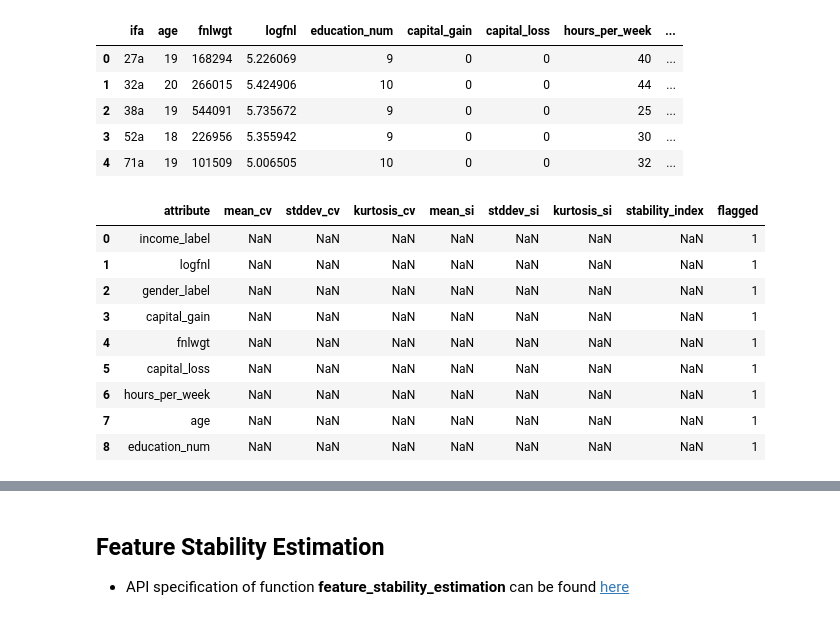
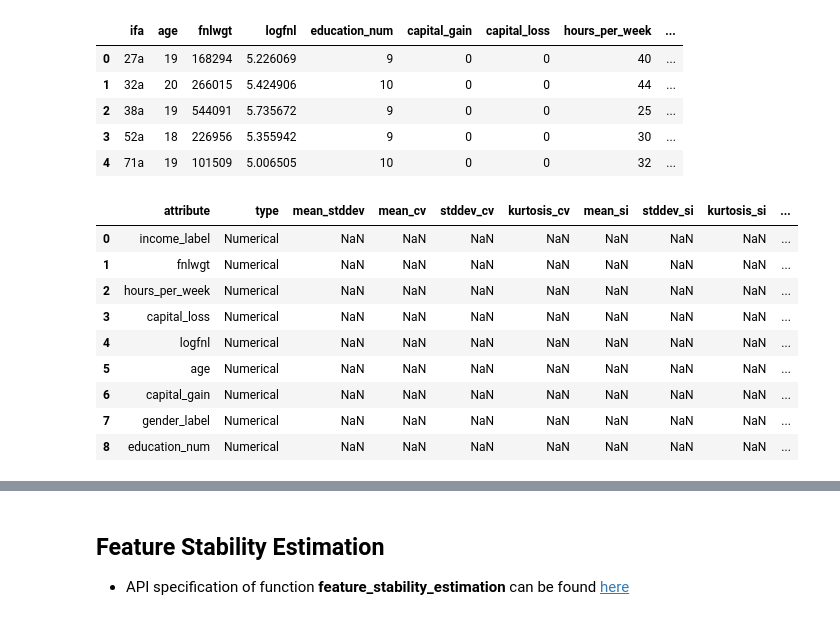
Before and after one commit to anovos/anovos, a Jupyter notebook: examples/notebooks/drift__detector.ipynb, the cells around one changed output, grey strips where cells are left out. Cells and saved outputs as stored; diff of their text form; code cells hidden in the pictures.

```diff
--- a/examples/notebooks/drift__detector.ipynb
+++ b/examples/notebooks/drift__detector.ipynb
@@ -175,19 +177,19 @@ df1.toPandas().head(5)
 | 4 | 71a | 19 | 101509 | 5.006505 | 10 | 0 | 0 | 32 | ... |
 # %%
 # Example 1 - input only one dataset
-df_stability = stability_index_computation(spark, df1, appended_metric_path=outputPath+'historical_metric_1')
+df_stability = stability_index_computation(spark, [df1], appended_metric_path=outputPath+'historical_metric_1')
 df_stability.toPandas() # result: should be all NaN because there is only one dataset
 # %% [output]
-|  | attribute | mean_cv | stddev_cv | kurtosis_cv | mean_si | stddev_si | kurtosis_si | stability_index | flagged |
-| 0 | income_label | NaN | NaN | NaN | NaN | NaN | NaN | NaN | 1 |
-| 1 | logfnl | NaN | NaN | NaN | NaN | NaN | NaN | NaN | 1 |
-| 2 | gender_label | NaN | NaN | NaN | NaN | NaN | NaN | NaN | 1 |
-| 3 | capital_gain | NaN | NaN | NaN | NaN | NaN | NaN | NaN | 1 |
-| 4 | fnlwgt | NaN | NaN | NaN | NaN | NaN | NaN | NaN | 1 |
-| 5 | capital_loss | NaN | NaN | NaN | NaN | NaN | NaN | NaN | 1 |
-| 6 | hours_per_week | NaN | NaN | NaN | NaN | NaN | NaN | NaN | 1 |
-| 7 | age | NaN | NaN | NaN | NaN | NaN | NaN | NaN | 1 |
-| 8 | education_num | NaN | NaN | NaN | NaN | NaN | NaN | NaN | 1 |
+|  | attribute | type | mean_stddev | mean_cv | stddev_cv | kurtosis_cv | mean_si | stddev_si | kurtosis_si | ... |
+| 0 | income_label | Numerical | NaN | NaN | NaN | NaN | NaN | NaN | NaN | ... |
+| 1 | fnlwgt | Numerical | NaN | NaN | NaN | NaN | NaN | NaN | NaN | ... |
+| 2 | hours_per_week | Numerical | NaN | NaN | NaN | NaN | NaN | NaN | NaN | ... |
+| 3 | capital_loss | Numerical | NaN | NaN | NaN | NaN | NaN | NaN | NaN | ... |
+| 4 | logfnl | Numerical | NaN | NaN | NaN | NaN | NaN | NaN | NaN | ... |
+| 5 | age | Numerical | NaN | NaN | NaN | NaN | NaN | NaN | NaN | ... |
+| 6 | capital_gain | Numerical | NaN | NaN | NaN | NaN | NaN | NaN | NaN | ... |
+| 7 | gender_label | Numerical | NaN | NaN | NaN | NaN | NaN | NaN | NaN | ... |
+| 8 | education_num | Numerical | NaN | NaN | NaN | NaN | NaN | NaN | NaN | ... |
 # %%
 # Read saved intermediate statistics in Example 1
 df_intermediate = read_dataset(spark, outputPath+"historical_metric_1","csv",{'header':True,'inferSchema':True})
```
Also changed, not shown: parts of 13 cells of this notebook.
